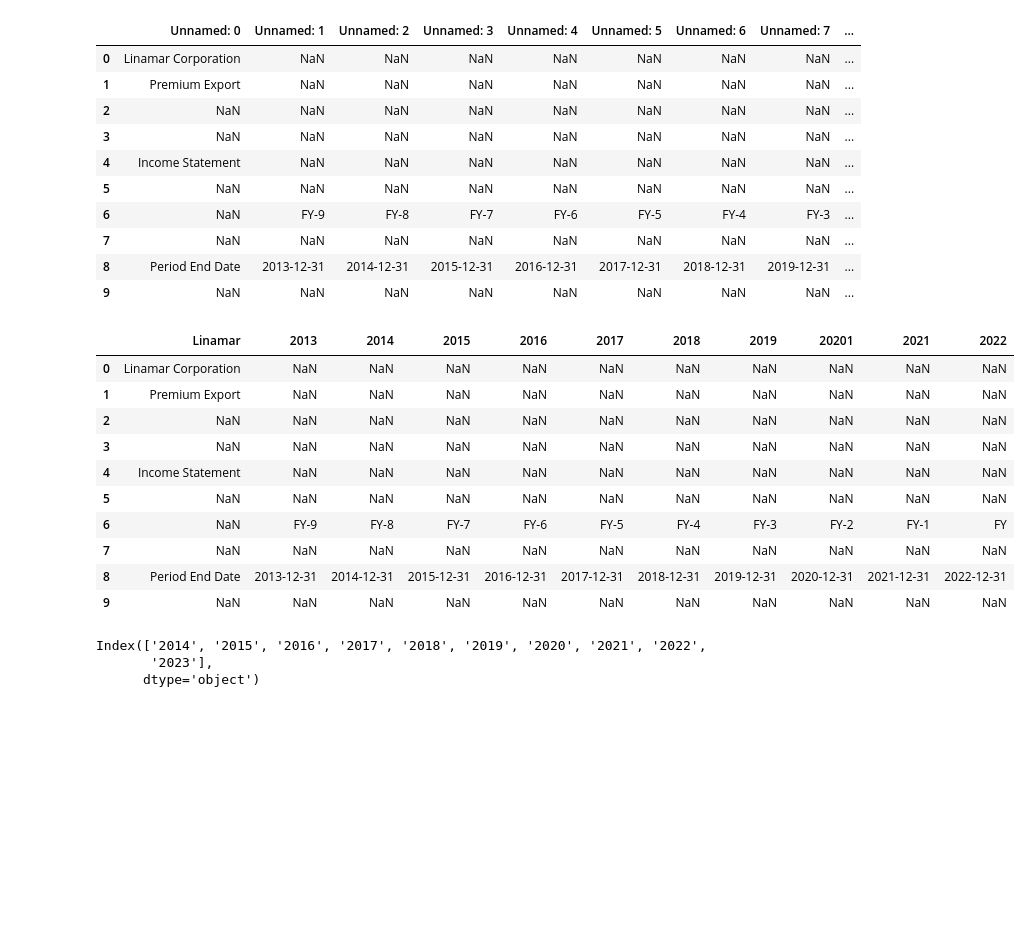
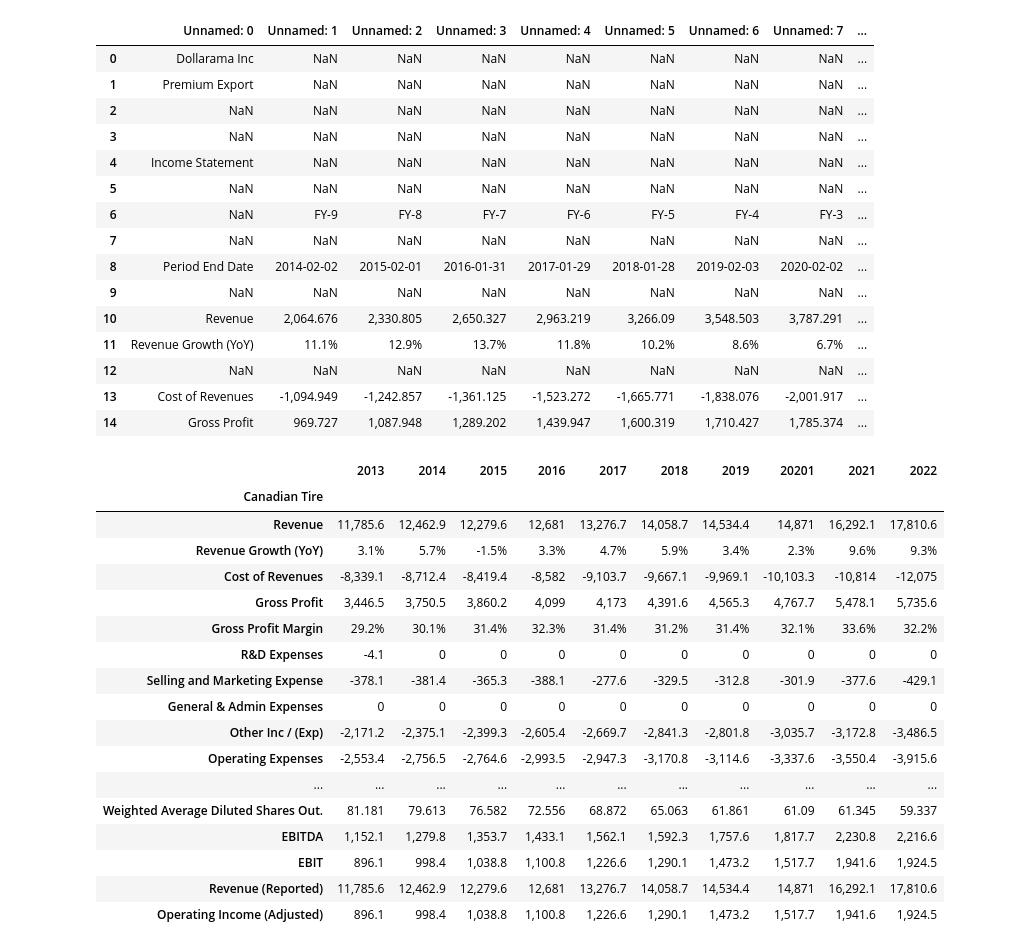
Before and after one commit to jash1112/project-financial_analysis, a Jupyter notebook: the_project.ipynb, the cells around one changed output. Drawn from its saved outputs; the diff is of its cells as text; code cells hidden in the pictures; blank space fills up the shorter version.

```diff
--- a/the_project.ipynb
+++ b/the_project.ipynb
@@ -30,7 +30,7 @@ Linamar_income_statement = pd.read_csv("Resource/Linamar_income_statement.csv")
 Linamar_cash_flow_statement = pd.read_csv("Resource/Linamar_income_statement.csv")
 # %%
 #Dollarama_balance_sheet.head(10)
-#Dollarama_income_statement.head(10)
+Dollarama_income_statement.head(15)
 #Dollarama_cash_flow_statement.head(10)
 
 #Canadian_tire_balance_sheet.head(10)
@@ -39,10 +39,10 @@ Linamar_cash_flow_statement = pd.read_csv("Resource/Linamar_income_statement.csv
 
 #Linamar_balance_sheet.head(10)
 #Linamar_income_statement.head(10)
-Linamar_cash_flow_statement.head(10)
+#Linamar_cash_flow_statement.head(10)
 # %% [output]
 |  | Unnamed: 0 | Unnamed: 1 | Unnamed: 2 | Unnamed: 3 | Unnamed: 4 | Unnamed: 5 | Unnamed: 6 | Unnamed: 7 | ... |
-| 0 | Linamar Corporation | NaN | NaN | NaN | NaN | NaN | NaN | NaN | ... |
+| 0 | Dollarama Inc | NaN | NaN | NaN | NaN | NaN | NaN | NaN | ... |
 | 1 | Premium Export | NaN | NaN | NaN | NaN | NaN | NaN | NaN | ... |
 | 2 | NaN | NaN | NaN | NaN | NaN | NaN | NaN | NaN | ... |
 | 3 | NaN | NaN | NaN | NaN | NaN | NaN | NaN | NaN | ... |
@@ -50,8 +50,13 @@ Linamar_cash_flow_statement.head(10)
 | 5 | NaN | NaN | NaN | NaN | NaN | NaN | NaN | NaN | ... |
 | 6 | NaN | FY-9 | FY-8 | FY-7 | FY-6 | FY-5 | FY-4 | FY-3 | ... |
 | 7 | NaN | NaN | NaN | NaN | NaN | NaN | NaN | NaN | ... |
-| 8 | Period End Date | 2013-12-31 | 2014-12-31 | 2015-12-31 | 2016-12-31 | 2017-12-31 | 2018-12-31 | 2019-12-31 | ... |
+| 8 | Period End Date | 2014-02-02 | 2015-02-01 | 2016-01-31 | 2017-01-29 | 2018-01-28 | 2019-02-03 | 2020-02-02 | ... |
 | 9 | NaN | NaN | NaN | NaN | NaN | NaN | NaN | NaN | ... |
+| 10 | Revenue | 2,064.676 | 2,330.805 | 2,650.327 | 2,963.219 | 3,266.09 | 3,548.503 | 3,787.291 | ... |
+| 11 | Revenue Growth (YoY) | 11.1% | 12.9% | 13.7% | 11.8% | 10.2% | 8.6% | 6.7% | ... |
+| 12 | NaN | NaN | NaN | NaN | NaN | NaN | NaN | NaN | ... |
+| 13 | Cost of Revenues | -1,094.949 | -1,242.857 | -1,361.125 | -1,523.272 | -1,665.771 | -1,838.076 | -2,001.917 | ... |
+| 14 | Gross Profit | 969.727 | 1,087.948 | 1,289.202 | 1,439.947 | 1,600.319 | 1,710.427 | 1,785.374 | ... |
 # %%
 # Rename the columns.
 Dollarama_balance_sheet=Dollarama_balance_sheet.rename(columns=
@@ -173,29 +178,36 @@ Linamar_cash_flow_statement = Linamar_cash_flow_statement.rename(columns=
           'Unnamed: 10': '2022'})
 # %%
 # For test
-#Dollarama_balance_sheet.head(10)
-#Dollarama_income_statement.head(10)
+#Dollarama_balance_sheet.head(30)
+#Dollarama_income_statement.head(30)
 #Dollarama_cash_flow_statement.head(10)
 
 #Canadian_tire_balance_sheet.head(10)
-#Canadian_tire_income_statement.head(10)
+Canadian_tire_income_statement.head(30)
 #Canadian_tire_cash_flow_statement.head(10)
 
 #Linamar_balance_sheet.head(10)
 #Linamar_income_statement.head(10)
-Linamar_cash_flow_statement.head(10)
+#Linamar_cash_flow_statement.head(10)
 # %% [output]
-|  | Linamar | 2013 | 2014 | 2015 | 2016 | 2017 | 2018 | 2019 | 20201 | 2021 | 2022 |
-| 0 | Linamar Corporation | NaN | NaN | NaN | NaN | NaN | NaN | NaN | NaN | NaN | NaN |
-| 1 | Premium Export | NaN | NaN | NaN | NaN | NaN | NaN | NaN | NaN | NaN | NaN |
-| 2 | NaN | NaN | NaN | NaN | NaN | NaN | NaN | NaN | NaN | NaN | NaN |
-| 3 | NaN | NaN | NaN | NaN | NaN | NaN | NaN | NaN | NaN | NaN | NaN |
-| 4 | Income Statement | NaN | NaN | NaN | NaN | NaN | NaN | NaN | NaN | NaN | NaN |
-| 5 | NaN | NaN | NaN | NaN | NaN | NaN | NaN | NaN | NaN | NaN | NaN |
-| 6 | NaN | FY-9 | FY-8 | FY-7 | FY-6 | FY-5 | FY-4 | FY-3 | FY-2 | FY-1 | FY |
-| 7 | NaN | NaN | NaN | NaN | NaN | NaN | NaN | NaN | NaN | NaN | NaN |
-| 8 | Period End Date | 2013-12-31 | 2014-12-31 | 2015-12-31 | 2016-12-31 | 2017-12-31 | 2018-12-31 | 2019-12-31 | 2020-12-31 | 2021-12-31 | 2022-12-31 |
-| 9 | NaN | NaN | NaN | NaN | NaN | NaN | NaN | NaN | NaN | NaN | NaN |
+|  | 2013 | 2014 | 2015 | 2016 | 2017 | 2018 | 2019 | 20201 | 2021 | 2022 |
+| Canadian Tire |  |  |  |  |  |  |  |  |  |  |
+| Revenue | 11,785.6 | 12,462.9 | 12,279.6 | 12,681 | 13,276.7 | 14,058.7 | 14,534.4 | 14,871 | 16,292.1 | 17,810.6 |
+| Revenue Growth (YoY) | 3.1% | 5.7% | -1.5% | 3.3% | 4.7% | 5.9% | 3.4% | 2.3% | 9.6% | 9.3% |
+| Cost of Revenues | -8,339.1 | -8,712.4 | -8,419.4 | -8,582 | -9,103.7 | -9,667.1 | -9,969.1 | -10,103.3 | -10,814 | -12,075 |
+| Gross Profit | 3,446.5 | 3,750.5 | 3,860.2 | 4,099 | 4,173 | 4,391.6 | 4,565.3 | 4,767.7 | 5,478.1 | 5,735.6 |
+| Gross Profit Margin | 29.2% | 30.1% | 31.4% | 32.3% | 31.4% | 31.2% | 31.4% | 32.1% | 33.6% | 32.2% |
+| R&D Expenses | -4.1 | 0 | 0 | 0 | 0 | 0 | 0 | 0 | 0 | 0 |
+| Selling and Marketing Expense | -378.1 | -381.4 | -365.3 | -388.1 | -277.6 | -329.5 | -312.8 | -301.9 | -377.6 | -429.1 |
+| General & Admin Expenses | 0 | 0 | 0 | 0 | 0 | 0 | 0 | 0 | 0 | 0 |
+| Other Inc / (Exp) | -2,171.2 | -2,375.1 | -2,399.3 | -2,605.4 | -2,669.7 | -2,841.3 | -2,801.8 | -3,035.7 | -3,172.8 | -3,486.5 |
+| Operating Expenses | -2,553.4 | -2,756.5 | -2,764.6 | -2,993.5 | -2,947.3 | -3,170.8 | -3,114.6 | -3,337.6 | -3,550.4 | -3,915.6 |
+| ... | ... | ... | ... | ... | ... | ... | ... | ... | ... | ... |
+| Weighted Average Diluted Shares Out. | 81.181 | 79.613 | 76.582 | 72.556 | 68.872 | 65.063 | 61.861 | 61.09 | 61.345 | 59.337 |
+| EBITDA | 1,152.1 | 1,279.8 | 1,353.7 | 1,433.1 | 1,562.1 | 1,592.3 | 1,757.6 | 1,817.7 | 2,230.8 | 2,216.6 |
+| EBIT | 896.1 | 998.4 | 1,038.8 | 1,100.8 | 1,226.6 | 1,290.1 | 1,473.2 | 1,517.7 | 1,941.6 | 1,924.5 |
+| Revenue (Reported) | 11,785.6 | 12,462.9 | 12,279.6 | 12,681 | 13,276.7 | 14,058.7 | 14,534.4 | 14,871 | 16,292.1 | 17,810.6 |
+| Operating Income (Adjusted) | 896.1 | 998.4 | 1,038.8 | 1,100.8 | 1,226.6 | 1,290.1 | 1,473.2 | 1,517.7 | 1,941.6 | 1,924.5 |
 # %%
 # Clean data for Dollarama
 Dollarama_balance_sheet = Dollarama_balance_sheet.loc[Dollarama_balance_sheet["Dollarama"] != 'Period End Date']
@@ -245,9 +257,3 @@ Linamar_income_statement = Linamar_income_statement.set_index("Linamar")
 Linamar_cash_flow_statement = Linamar_cash_flow_statement.loc[Linamar_cash_flow_statement["Linamar"] != 'Period End Date']
 Linamar_cash_flow_statement = Linamar_cash_flow_statement.dropna(how='any')
 Linamar_cash_flow_statement = Linamar_cash_flow_statement.set_index("Linamar")
-# %%
-Dollarama_balance_sheet.columns
-# %% [output]
-Index(['2014', '2015', '2016', '2017', '2018', '2019', '2020', '2021', '2022',
-       '2023'],
-      dtype='object')
```
Also changed, not shown: parts of 14 cells of this notebook, 1 other file.
